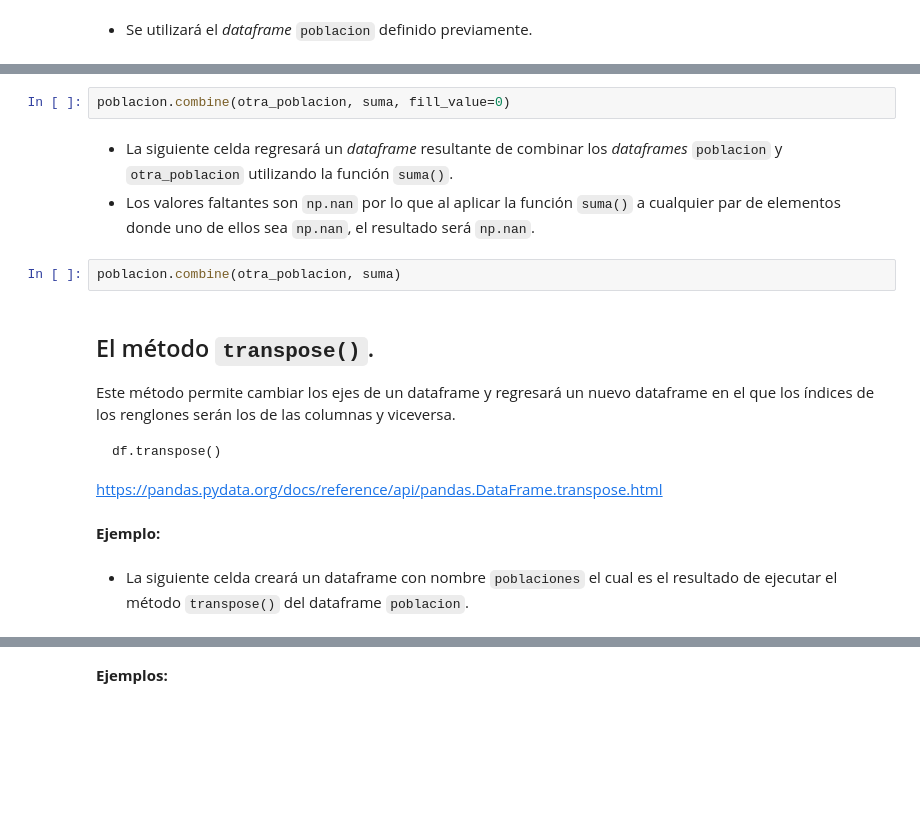
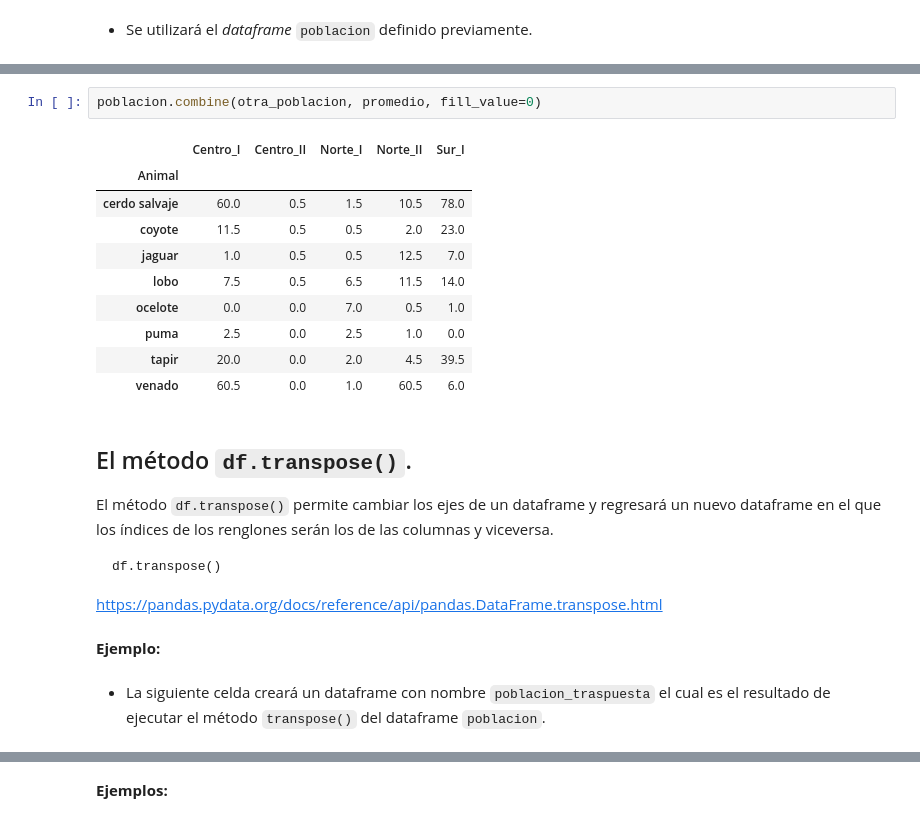
Before and after one commit to PythonistaMX/py311, a Jupyter notebook: 21_transformacion_de_objetos.ipynb, the cells around one changed output, grey strips where cells are left out. Drawn from its saved outputs; the diff is of its cells as text; blank space fills up the shorter version.

````diff
--- a/21_transformacion_de_objetos.ipynb
+++ b/21_transformacion_de_objetos.ipynb
@@ -120,14 +168,21 @@ def suma( derecha: pd.Series, izquierda: pd.Series) -> pd.Series:
 # %%
-poblacion.combine(otra_poblacion, suma, fill_value=0)
+poblacion.combine(otra_poblacion, promedio, fill_value=0)
+# %% [output]
+|  | Centro_I | Centro_II | Norte_I | Norte_II | Sur_I |
+| Animal |  |  |  |  |  |
+| cerdo salvaje | 60.0 | 0.5 | 1.5 | 10.5 | 78.0 |
+| coyote | 11.5 | 0.5 | 0.5 | 2.0 | 23.0 |
+| jaguar | 1.0 | 0.5 | 0.5 | 12.5 | 7.0 |
+| lobo | 7.5 | 0.5 | 6.5 | 11.5 | 14.0 |
+| ocelote | 0.0 | 0.0 | 7.0 | 0.5 | 1.0 |
+| puma | 2.5 | 0.0 | 2.5 | 1.0 | 0.0 |
+| tapir | 20.0 | 0.0 | 2.0 | 4.5 | 39.5 |
+| venado | 60.5 | 0.0 | 1.0 | 60.5 | 6.0 |
-# %% [markdown]
-* La siguiente celda regresará un *dataframe* resultante de combinar los *dataframes* `poblacion` y `otra_poblacion` utilizando la función `suma()`.
-* Los valores faltantes son `np.nan` por lo que al aplicar la función `suma()` a cualquier par de elementos donde uno de ellos sea `np.nan`, el resultado será `np.nan`.
-# %%
-poblacion.combine(otra_poblacion, suma)
 # %% [markdown]
-## El método ```transpose()```.
+## El método ```df.transpose()```.
 
-Este método permite cambiar los ejes de un dataframe y regresará un nuevo dataframe en el que los índices de los renglones serán los de las columnas y viceversa.
+El método ```df.transpose()``` permite cambiar los ejes de un dataframe y regresará un nuevo dataframe en el que los índices de los renglones serán los de las columnas y viceversa.
+
 ```
 df.transpose()
 ```
@@ -136,5 +191,5 @@ https://pandas.pydata.org/docs/reference/api/pandas.DataFrame.transpose.html
 # %% [markdown]
 **Ejemplo:**
 # %% [markdown]
-* La siguiente celda creará un dataframe con nombre ```poblaciones``` el cual es el resultado de ejecutar el método ```transpose()``` del dataframe ```poblacion```.
+* La siguiente celda creará un dataframe con nombre ```poblacion_traspuesta``` el cual es el resultado de ejecutar el método ```transpose()``` del dataframe ```poblacion```.
 # %%
````
Also changed, not shown: parts of 76 cells of this notebook, 1 other file.
